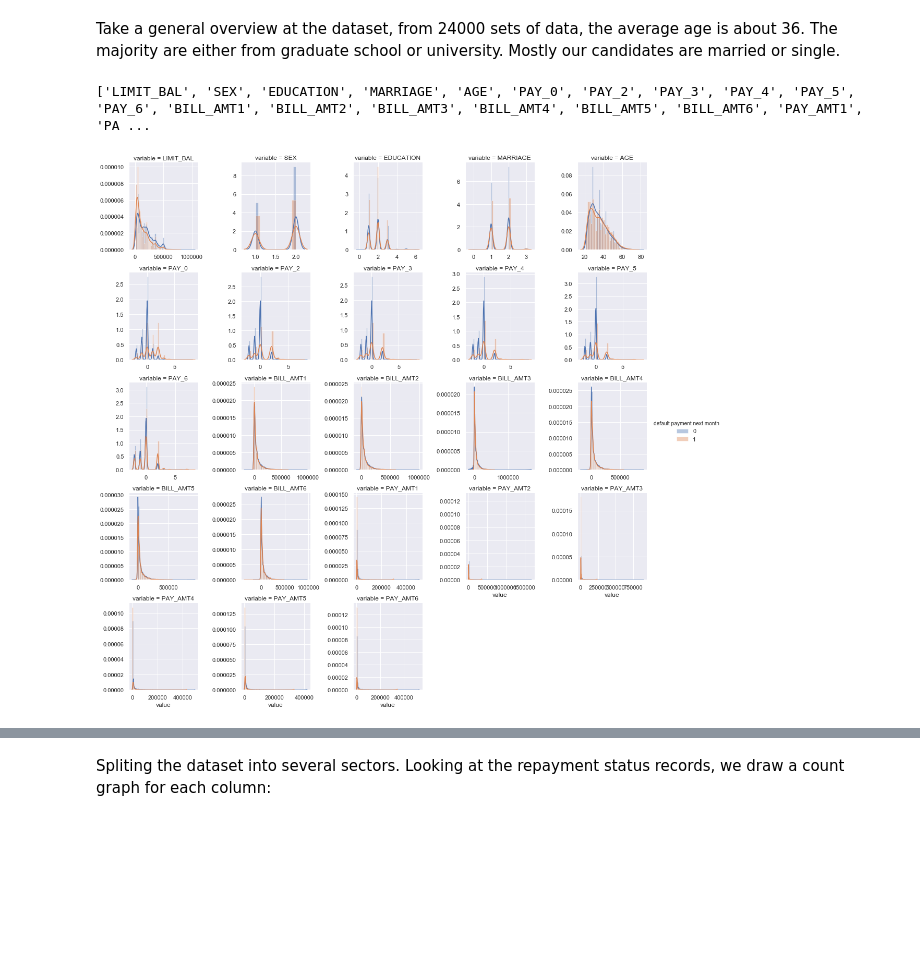
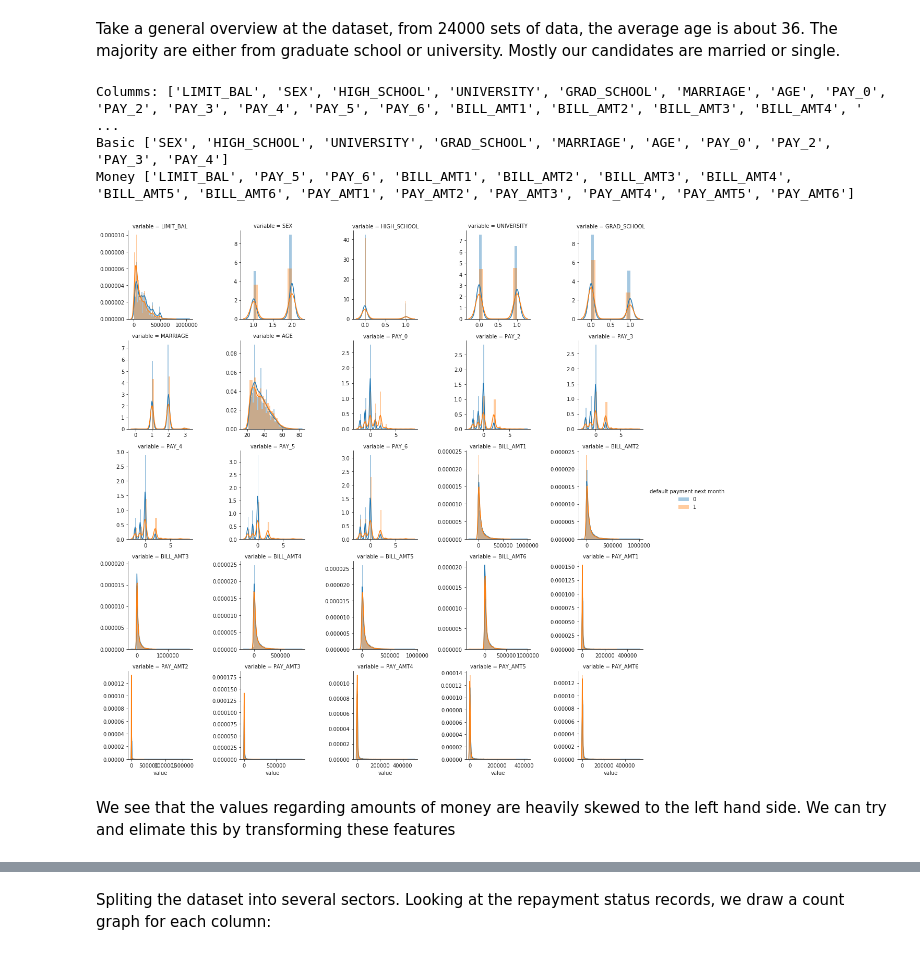
Before and after one commit to AbhinathK/CreditCardML, a Jupyter notebook: CreditCardData.ipynb, the cells around one changed output, grey strips where cells are left out. Cells and saved outputs as stored; diff of their text form; code cells hidden in the pictures; blank space fills up the shorter version.

```diff
--- a/CreditCardData.ipynb
+++ b/CreditCardData.ipynb
@@ -41,3 +41,7 @@ data.describe()
 | 75% | 18000.250000 | 240000.000000 | 2.000000 | 2.000000 | 2.00000 | 41.000000 | 0.000000 | 0.00000 | 0.000000 | 0.000000 | ... |
 | max | 24000.000000 | 1000000.000000 | 2.000000 | 6.000000 | 3.00000 | 79.000000 | 8.000000 | 8.00000 | 8.000000 | 8.000000 | ... |
 8 rows × 25 columns
+# %%
+#the id column tells us no infomration so we will drop it
+data = data.drop(columns = "ID")
+data.describe()
@@ -43,0 +61,8 @@ data.describe()
+# %%
+grad = (data['EDUCATION'] == 1).astype('int')
+uni = (data['EDUCATION'] == 2).astype('int')
+hs = (data['EDUCATION'] == 3).astype('int')
+data.insert(loc=3, column='GRAD_SCHOOL', value=grad)
+data.insert(loc=3, column='UNIVERSITY', value=uni)
+data.insert(loc=3, column='HIGH_SCHOOL', value=hs)
+data = data.drop(columns = 'EDUCATION')
@@ -46,15 +89,26 @@ Take a general overview at the dataset, from 24000 sets of data, the average age
 # %%
 # Let's do a little data visualisation
 cols = [ f for f in data.columns if data.dtypes[ f ] != "object" and f!= 'ID']
-del cols[-1]
-print(cols)
+del cols[-1:]
+basicData = cols[1:11]
+moneyData = [x for x in cols if x not in basicData]
+print('Columms:', cols)
+print('Basic',basicData)
+print('Money',moneyData)
+
+#loggedData = data.drop(columns = cols[:11])
+#print(list(loggedData))
 
 # We plot some distibution plot
 f = pd.melt(data, id_vars='default payment next month', value_vars= cols)
 g = sns.FacetGrid( f, hue='default payment next month', col="variable", col_wrap=5, sharex=False, sharey=False)
 g = g.map( sns.distplot, "value", kde=True).add_legend()
 # %% [output]
-['LIMIT_BAL', 'SEX', 'EDUCATION', 'MARRIAGE', 'AGE', 'PAY_0', 'PAY_2', 'PAY_3', 'PAY_4', 'PAY_5', 'PAY_6', 'BILL_AMT1', 'BILL_AMT2', 'BILL_AMT3', 'BILL_AMT4', 'BILL_AMT5', 'BILL_AMT6', 'PAY_AMT1', 'PA ...
+Columms: ['LIMIT_BAL', 'SEX', 'HIGH_SCHOOL', 'UNIVERSITY', 'GRAD_SCHOOL', 'MARRIAGE', 'AGE', 'PAY_0', 'PAY_2', 'PAY_3', 'PAY_4', 'PAY_5', 'PAY_6', 'BILL_AMT1', 'BILL_AMT2', 'BILL_AMT3', 'BILL_AMT4', ' ...
+Basic ['SEX', 'HIGH_SCHOOL', 'UNIVERSITY', 'GRAD_SCHOOL', 'MARRIAGE', 'AGE', 'PAY_0', 'PAY_2', 'PAY_3', 'PAY_4']
+Money ['LIMIT_BAL', 'PAY_5', 'PAY_6', 'BILL_AMT1', 'BILL_AMT2', 'BILL_AMT3', 'BILL_AMT4', 'BILL_AMT5', 'BILL_AMT6', 'PAY_AMT1', 'PAY_AMT2', 'PAY_AMT3', 'PAY_AMT4', 'PAY_AMT5', 'PAY_AMT6']
-[figure, old version]
+[figure, new version]
+# %% [markdown]
+We see that the values regarding amounts of money are heavily skewed to the left hand side. We can try and elimate this by transforming these features
 # %%
 corr = data.corr()
```
Also changed, not shown: parts of 11 cells of this notebook.
